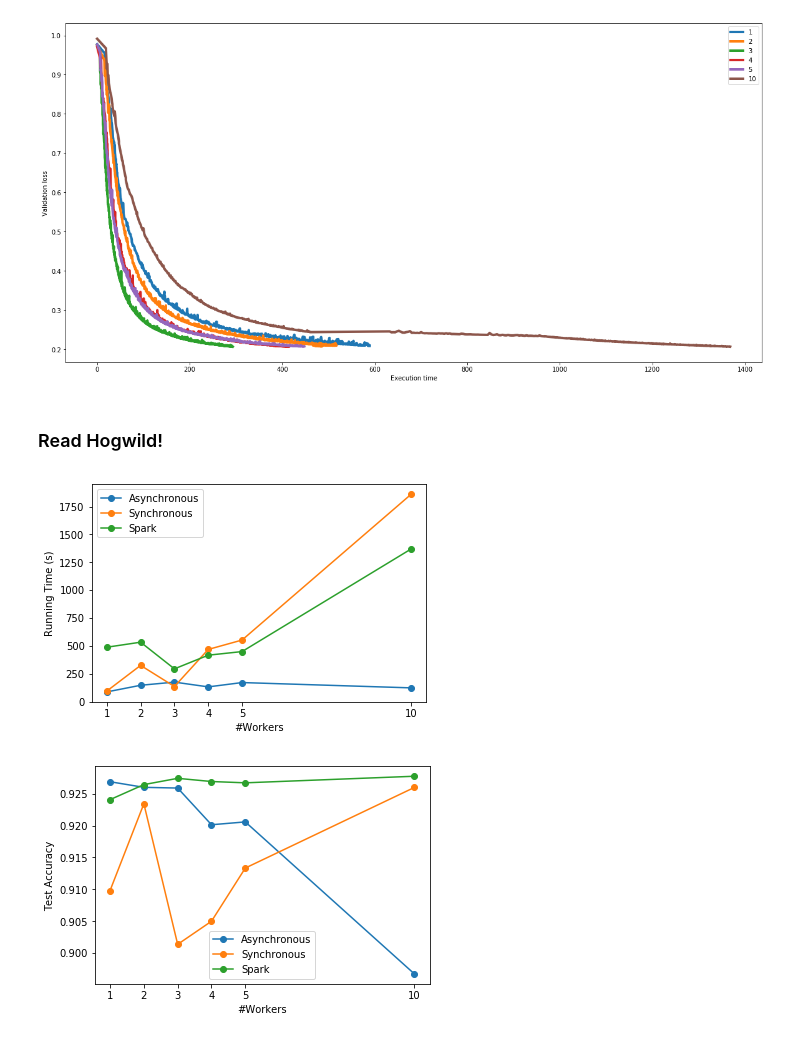
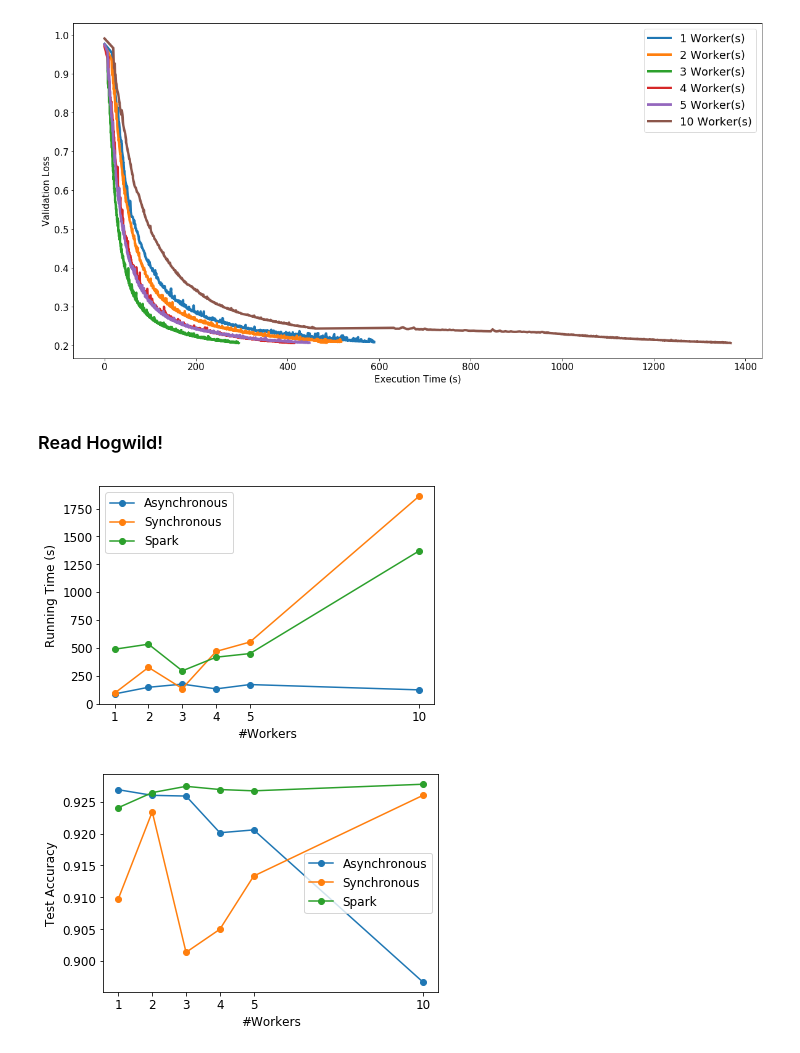
Before and after one commit to rusucosmin/hw, a Jupyter notebook: analysis/analysis.ipynb, the cells around one changed output. Drawn from its saved outputs; the diff is of its cells as text; code cells hidden in the pictures.

```diff
--- a/analysis/analysis.ipynb
+++ b/analysis/analysis.ipynb
@@ -60,13 +43,14 @@ for i in by_workers:
     #average this shit
     mean_worker_ttstamps = mean_2d_diff_size(worker_ttstamps)
     mean_losses = mean_2d_diff_size(worker_losses)
-    plt.plot(mean_worker_ttstamps, mean_losses, '-', label=i[0], linewidth=4)
-plt.xlabel('Execution time')
-plt.ylabel('Validation loss')
+    plt.plot(mean_worker_ttstamps, mean_losses, '-', label="{} Worker(s)".format(i[0]), linewidth=4)
+plt.xlabel('Execution Time (s)')
+plt.ylabel('Validation Loss')
+plt.rc('font', size=18)
 plt.legend()
 plt.show()
 # %% [output]
-[figure, old version]
+[figure, new version]
 # %% [markdown]
 ### Read Hogwild!
 # %%
@@ -105,13 +89,14 @@ for i in by_workers:
 
 plt.plot(workers, times, 'o-', label='Spark')
 ### plot
+plt.rc('font', size=12)
 plt.xlabel('#Workers')
 plt.ylabel('Running Time (s)')
 plt.xticks(workers)
 plt.legend()
 plt.show()
 # %% [output]
-[figure, old version]
+[figure, new version]
 # %%
 ### Hogwild
 by_sync = data_hog.groupby('running_mode')
@@ -119,31 +104,32 @@ for rmode in by_sync:
     mode = rmode[0]
     accs = []
     workers = []
     for w_count in rmode[1].groupby('n_workers'):
         work = int(w_count[0])
         workers.append(work)
         acc = np.mean(w_count[1]['accuracy_test'].values)
         accs.append(acc)
     zipped_sorted = sorted(zip(workers, accs), key=lambda x: x[0])
     (workers, accs) = zip(*zipped_sorted)
     plt.plot(workers, accs, 'o-', label=mode.capitalize())
 
 
 ### Spark
 by_workers = data.groupby('num_workers')
 test_accs = []
 workers = []
 for i in by_workers:
     acc = np.array(i[1]['test_accuracy'].values)
     workers.append(i[0])
     test_accs.append(np.mean(acc))
 plt.plot(workers, test_accs, 'o-', label="Spark")
 
 ### General plot info
+plt.rc('font', size=12)
 plt.xlabel('#Workers')
 plt.ylabel('Test Accuracy')
 plt.xticks(workers)
 plt.legend()
 plt.show()
 # %% [output]
-[figure, old version]
+[figure, new version]
```
Also changed, not shown: parts of 1 cell of this notebook.
